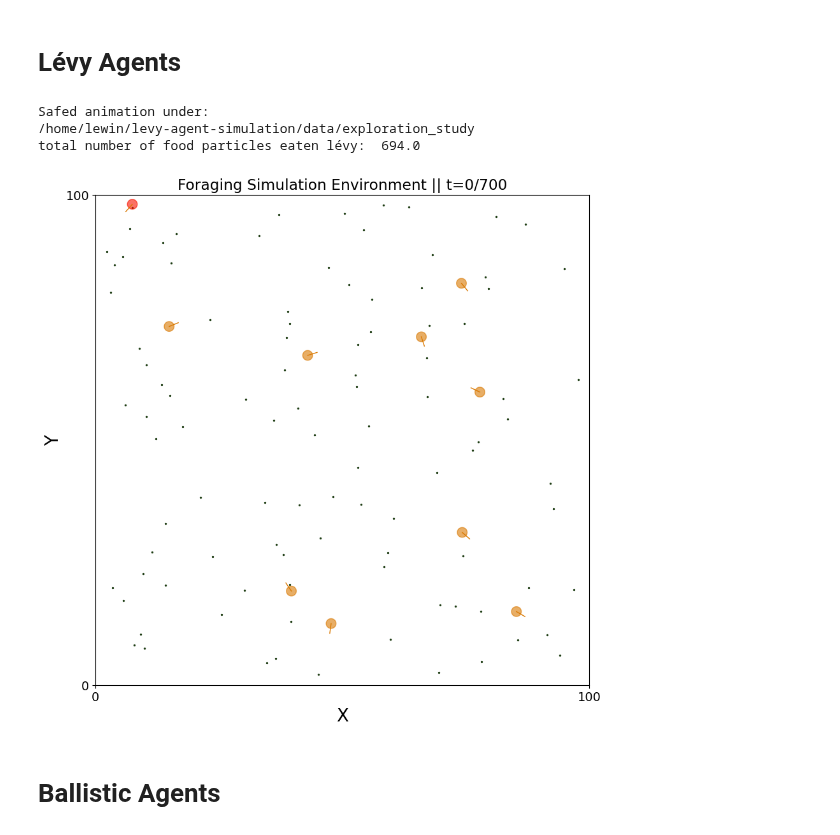
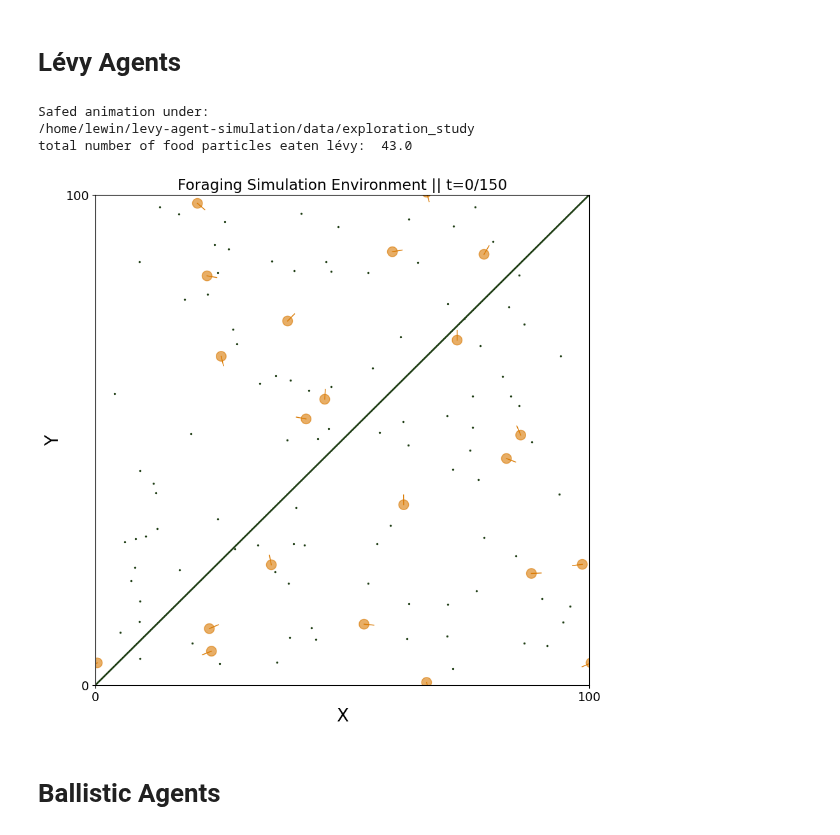
Before and after one commit to winlew/levy-agent-simulation, a Jupyter notebook: studies/exploration.ipynb, the cells around one changed output. Cells and saved outputs as stored; diff of their text form; code cells hidden in the pictures.

Commit message:
explore in environment with wall

```diff
--- a/studies/exploration.ipynb
+++ b/studies/exploration.ipynb
@@ -30,8 +30,8 @@ SIZE = 100
 VELOCITY = 1
 EAT_RADIUS = 1
 NUM_ITERATIONS = 1
-POPULATION_SIZE = 100
-TOTAL_TIME = 699 # SIZE*10 - 1
+POPULATION_SIZE = 20
+TOTAL_TIME = 149 # SIZE*10 - 1
 DELTA_T = 1
 
 params = Params(
@@ -54,9 +54,10 @@ params = Params(
 )
 
 environment = Environment(params)
-environment.walls = []
+environment.add_wall(np.array([0, 0]), np.array([params.size, params.size]))
+
+# uncomment to add food particles manually
 # environment.custom_food_positioning()
-# environment.num_food = len(environment.food_positions)
 # params.num_food = environment.num_food
 
 folder = 'exploration_study'
@@ -66,36 +67,36 @@ save_simulation_context(folder, environment, params)
 # %%
 population = []
 for _ in range(params.population_size):
     agent = LévyAgent(params, VELOCITY)
     population.append(agent)
 
 data = initialize_epoch_data(params)
 sim = Simulation(params)
 
 for iteration in range(sim.iterations_per_epoch):
     sim.recycle_agents(population, environment, step=0)
     for step in tqdm(range(params.simulation_steps - 1)):
         for agent in population:
             agent.perceive(environment)
             if agent.pending_steps == 0:
                 agent.choose_action()
             agent.pending_steps -= 1
             new_position = agent.position + np.array([np.cos(agent.direction), np.sin(agent.direction)]) * agent.velocity * params.delta_t
-            agent.move(new_position, params.size)
+            agent.move(new_position, environment)
         sim.store_positions(population, step + 1)
     sim.store_consumed_meals(population)
     update_meal_timelines(data, sim.iteration, population)
     update_epoch_data(data, sim.iteration, sim.trajectory_log, sim.meals_per_iteration)
     sim.iteration += 1
 
 # save_epoch_data(folder + '/levy_data', data, None, params.num_epochs)
-animate_single_iteration(params.iterations_per_epoch - 1, environment, params, data, folder, 'levy', 0)
+animate_single_iteration(params.iterations_per_epoch - 1, environment, params, data, folder, 'levy', 0, elite_only = False)
 print('total number of food particles eaten lévy: ', data['meals'].values.sum())
 # %% [output]
 Safed animation under:
 /home/lewin/levy-agent-simulation/data/exploration_study
-total number of food particles eaten lévy:  694.0
+total number of food particles eaten lévy:  43.0
-[figure, old version]
+[figure, new version]
 # %% [markdown]
 # Ballistic Agents
 # %%
```
Also changed, not shown: parts of 1 cell of this notebook.
